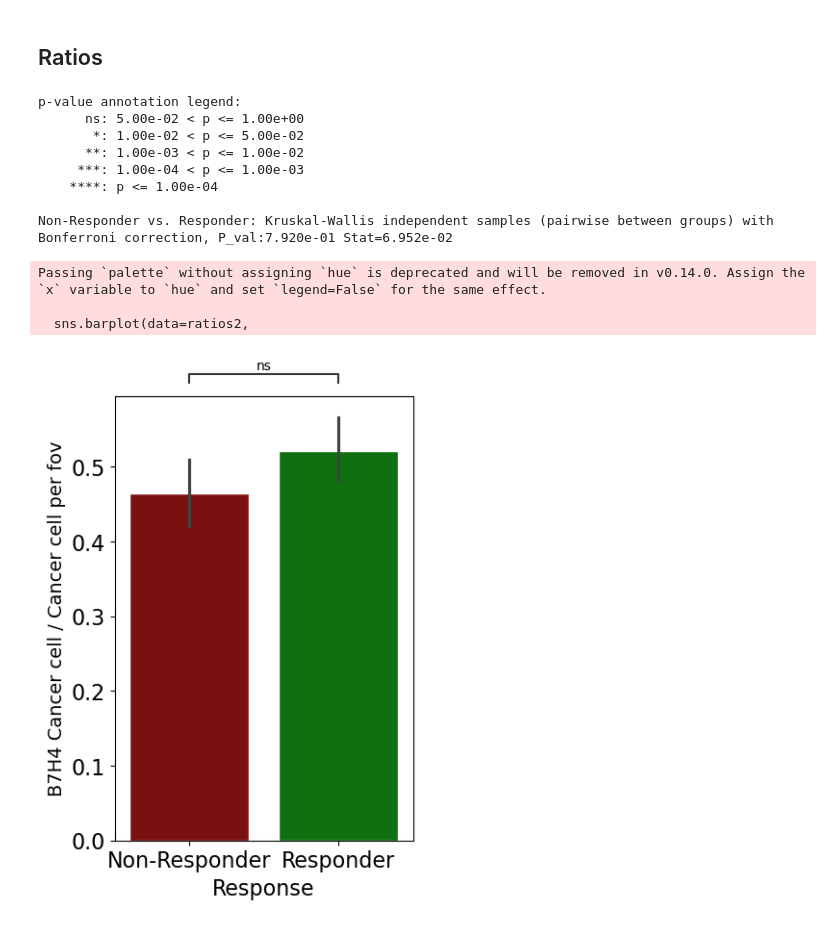
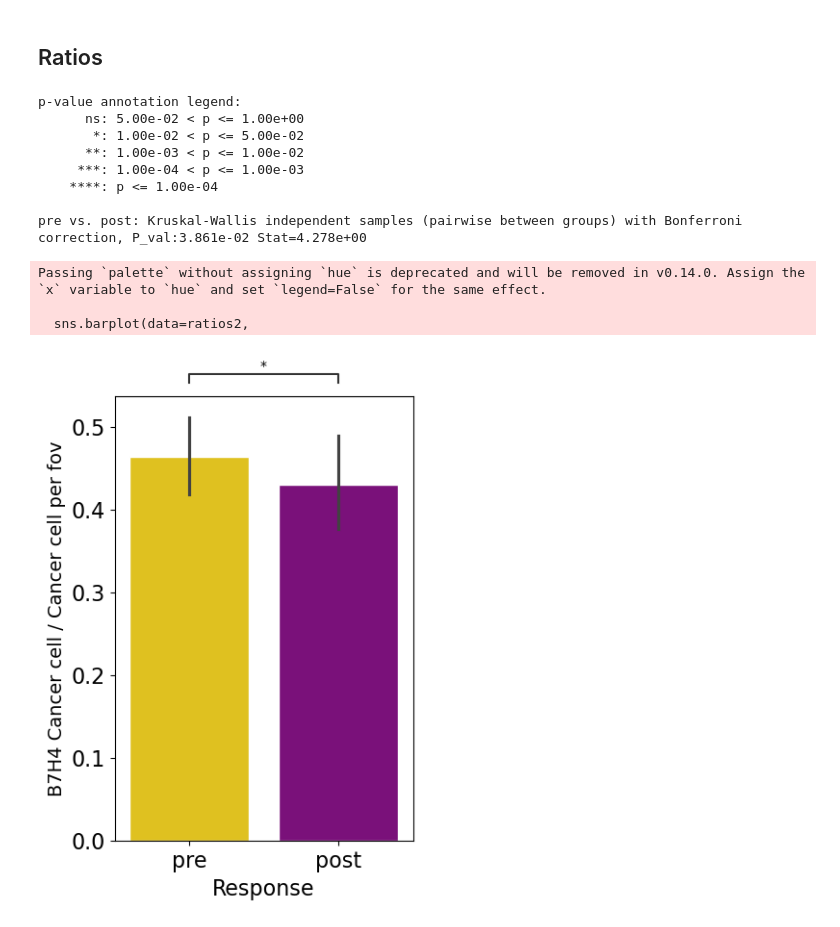
Before and after one commit to Schumacher-group/IMC_TNBC_analysis, a Jupyter notebook: figures/manuscript/Notebooks/Cell Counts.ipynb, the cells around one changed output. Saved outputs shown, nothing was run; the diff lists cells and outputs as text; code cells hidden in the pictures.

Commit message:
checked cell counts notebook for pre/post comparison too. Ideally it be refactored to not need commenting in/out which conditions to plot, but take it as arguments to a function (to-do)

```diff
--- a/figures/manuscript/Notebooks/Cell Counts.ipynb
+++ b/figures/manuscript/Notebooks/Cell Counts.ipynb
@@ -47,11 +47,11 @@ For example, when doing 'df[col].method(value, inplace=True)', try using 'df.met
 
   adata.obs['Pixie'].replace('Monocyte', 'NonCl Monocyte', inplace=True)
 # %%
-pretreat = adata[adata.obs['Sample_Type_(pre/post treatment)']=='pre'].copy()
-#pretreat = adata[adata.obs['Response']=='Non-Responder'].copy() ###use this line when analysing Non-Responders
+# pretreat = adata[adata.obs['Sample_Type_(pre/post treatment)']=='pre'].copy()
+pretreat = adata[adata.obs['Response']=='Non-Responder'].copy() ###use this line when analysing Non-Responders
 # %%
-study = 'Response'
-#study = 'Sample_Type_(pre/post treatment)' ###use this line when analysing Non-Responders
+# study = 'Response'
+study = 'Sample_Type_(pre/post treatment)' ###use this line when analysing Non-Responders
 
 # Create the first dataframe
 cell_counts = pd.DataFrame()
@@ -317,9 +317,9 @@ and perform Dunn's post-hoc test with some multiple testing correction
 # %%
 ############Palette#################
 #Responder
-T1 ="#008000" #'darkmagenta'# "#008000" #match powerpoint colours
+T1 ='darkmagenta'# "#008000" #match powerpoint colours
 #Non-Responder
-T2 = "#8b0000" #'gold'#"#8b0000"#match powerpoint colours
+T2 = 'gold'#"#8b0000"#match powerpoint colours
 #Set Palette
 colours = [T2, T1]
 
@@ -457,33 +458,33 @@ sns.barplot(data=ratios2,
 
 # Customize the plot aesthetics
 ax3.set_xlabel(study, fontsize=16)
 ax3.set_ylabel(''+cell1+' / '+cell2+' per fov', fontsize=14)
 #ax3.set_ylim(-20,70)
 ax3.set_xlabel('Response', fontsize=16)
 plt.xticks(fontsize=16)
 plt.yticks(fontsize=16)
 
 
 #[('pre', 'post')], [('Non-Responder', 'Responder')]
-annotator = Annotator(ax3, [('Non-Responder', 'Responder')], data=ratios2, x=study, y='Ratios')#, order=order)
+annotator = Annotator(ax3, [('pre', 'post')], data=ratios2, x=study, y='Ratios')#, order=order)
 #annotator.configure(hide_non_significant=True)
 annotator.configure(test='Kruskal', text_format='star', loc='outside', comparisons_correction='bonferroni')
 annotator.apply_and_annotate()
 
 
 #plt.savefig('/home/luciana/devices/Delta_Tissue/IMC/CleanCohort/Figures/New/Ratios_Pre_B7Cancer.png',format='png', dpi=600, bbox_inches='tight')
 
 plt.show()
 # %% [output]
 p-value annotation legend:
       ns: 5.00e-02 < p <= 1.00e+00
        *: 1.00e-02 < p <= 5.00e-02
       **: 1.00e-03 < p <= 1.00e-02
      ***: 1.00e-04 < p <= 1.00e-03
     ****: p <= 1.00e-04
 
-Non-Responder vs. Responder: Kruskal-Wallis independent samples (pairwise between groups) with Bonferroni correction, P_val:7.920e-01 Stat=6.952e-02
+pre vs. post: Kruskal-Wallis independent samples (pairwise between groups) with Bonferroni correction, P_val:3.861e-02 Stat=4.278e+00
 Passing `palette` without assigning `hue` is deprecated and will be removed in v0.14.0. Assign the `x` variable to `hue` and set `legend=False` for the same effect.
 
   sns.barplot(data=ratios2,
-[figure, old version]
+[figure, new version]
```
Also changed, not shown: parts of 8 cells of this notebook.
